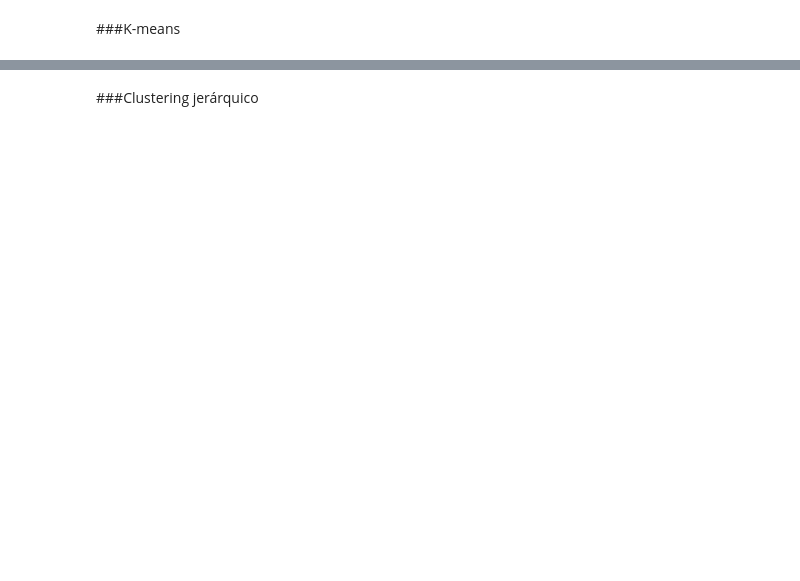
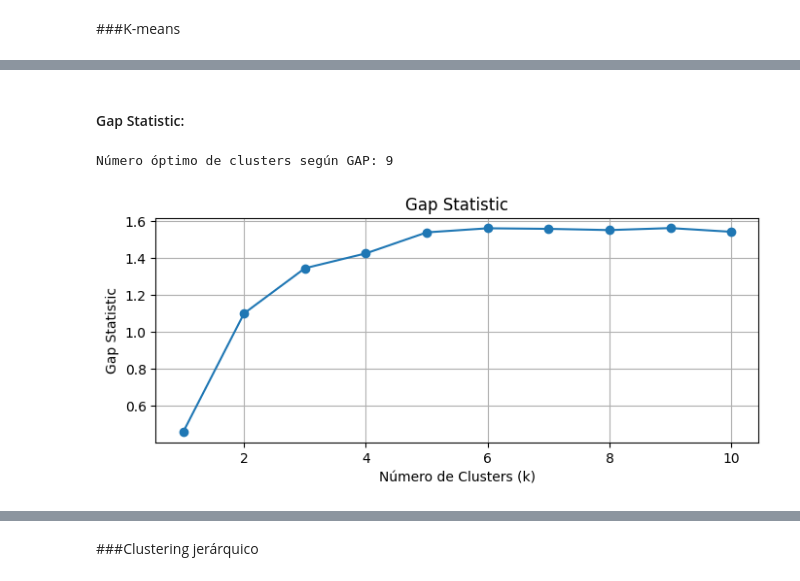
Before and after one commit to manuellazarte/TP-Mineria-Datos-Pinguinos, a Jupyter notebook: TP1_Lazarte_Larrubia.ipynb, the cells around one changed output, grey strips where cells are left out. Cells and saved outputs as stored; diff of their text form; code cells hidden in the pictures; blank space fills up the shorter version.

```diff
--- a/TP1_Lazarte_Larrubia.ipynb
+++ b/TP1_Lazarte_Larrubia.ipynb
@@ -421,0 +501,24 @@ Es decir, el primer eje concentra la separación entre especies y los ejes adici
+# %% [markdown]
+#### Gap Statistic:
+# %%
+np.random.seed(42)
+gaps = []
+for k, model in zip(Nc, kmeans):
+    # Referencias uniformes sobre el rango de cada variable (10 repeticiones)
+    ref = [KMeans(n_clusters=k, random_state=42, n_init=10)
+           .fit(np.random.uniform(X_std.min(), X_std.max(), X_std.shape)).inertia_
+           for _ in range(10)]
+    gaps.append(np.mean(np.log(ref)) - np.log(model.inertia_))
+
+print("Número óptimo de clusters según GAP:", np.argmax(gaps) + 1)
+
+plt.figure(figsize=(8, 3))
+plt.plot(Nc, gaps, marker='o')
+plt.xlabel('Número de Clusters (k)')
+plt.ylabel('Gap Statistic')
+plt.title('Gap Statistic')
+plt.grid()
+plt.show()
+# %% [output]
+Número óptimo de clusters según GAP: 9
+[figure, added]
```
Also changed, not shown: parts of 46 cells of this notebook.
